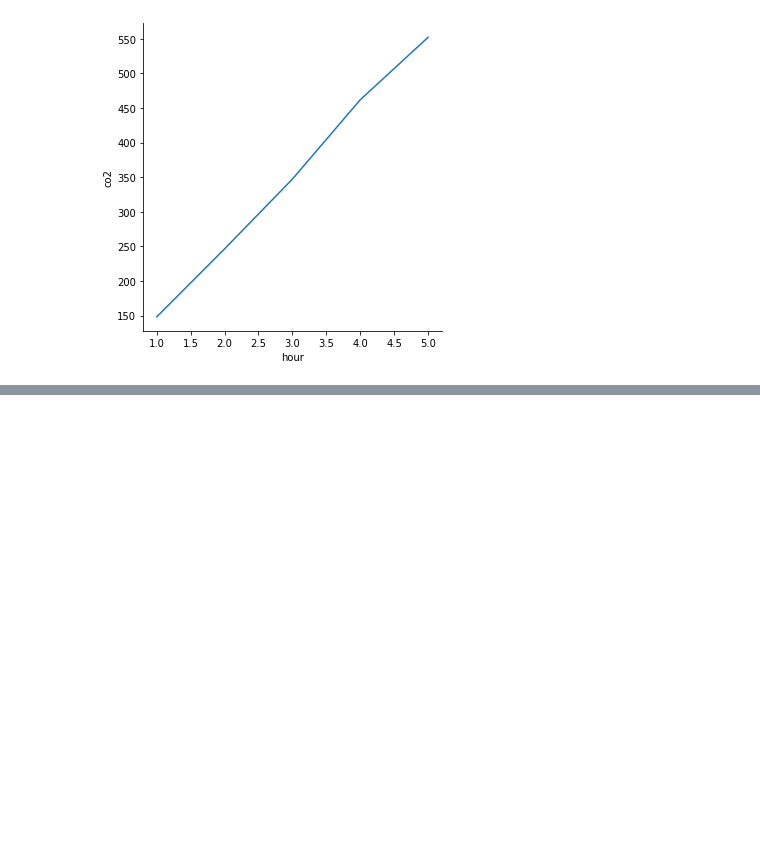
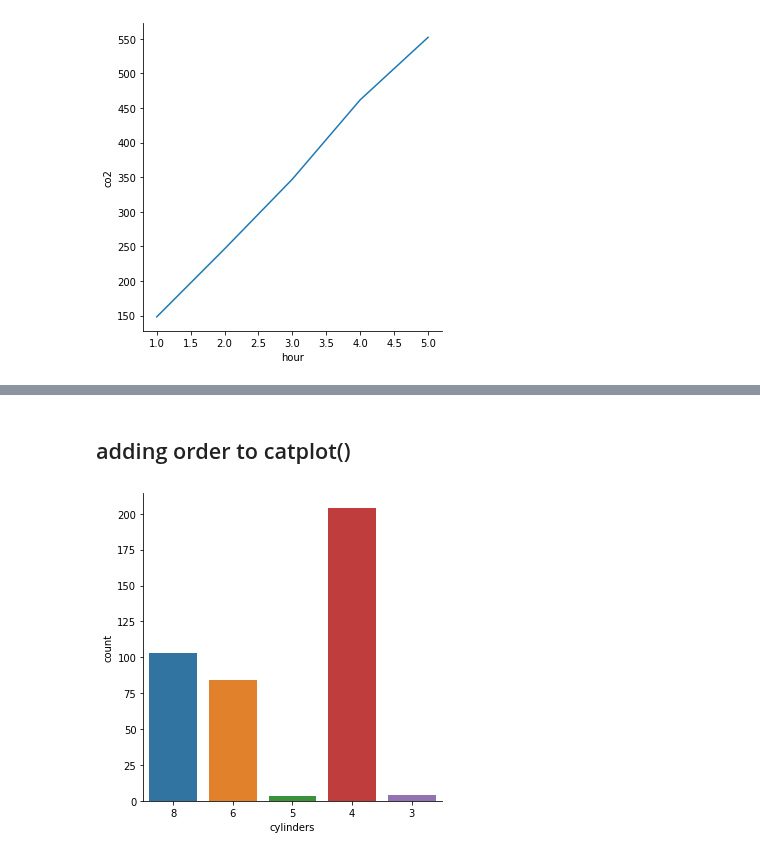
Before and after one commit to Jose-Servin/DataCamp, a Jupyter notebook: Courses/Intro_Seaborn/all_about_Seaborn.ipynb, the cells around one changed output, grey strips where cells are left out. Saved outputs shown, nothing was run; the diff lists cells and outputs as text; code cells hidden in the pictures; blank space fills up the shorter version.

```diff
--- a/Courses/Intro_Seaborn/all_about_Seaborn.ipynb
+++ b/Courses/Intro_Seaborn/all_about_Seaborn.ipynb
@@ -508,0 +552,15 @@ plt.show()
+# %% [markdown]
+## adding order to catplot()
+# %%
+cat_order = [8,6,5,4,3] # ordering the unique observations from the x-variable
+
+sns.catplot(
+    x='cylinders',
+    data=mpg_data,
+    kind='count',
+    order= cat_order
+)
+
+plt.show()
+# %% [output]
+[figure, added]
```
Also changed, not shown: parts of 49 cells of this notebook.
